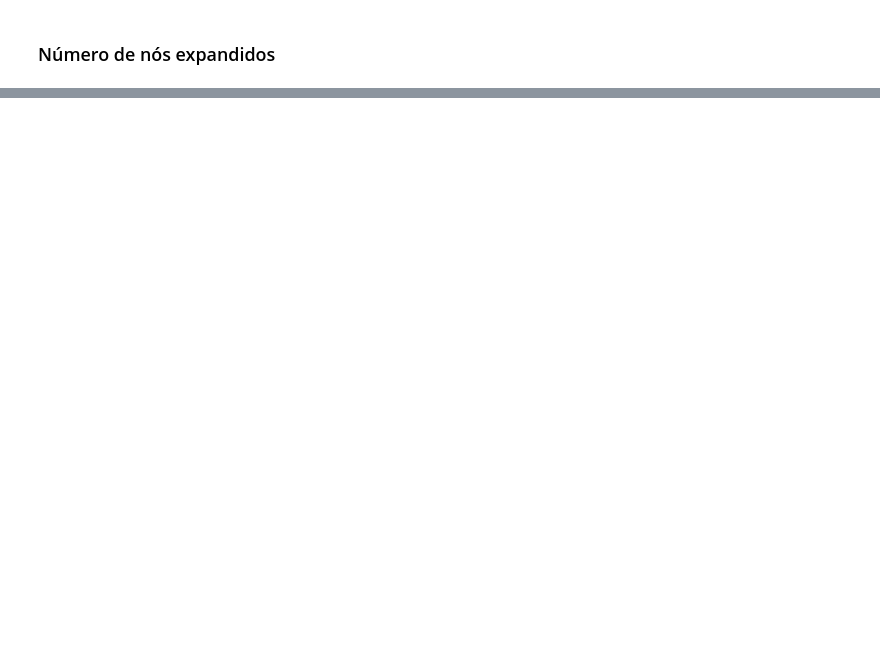
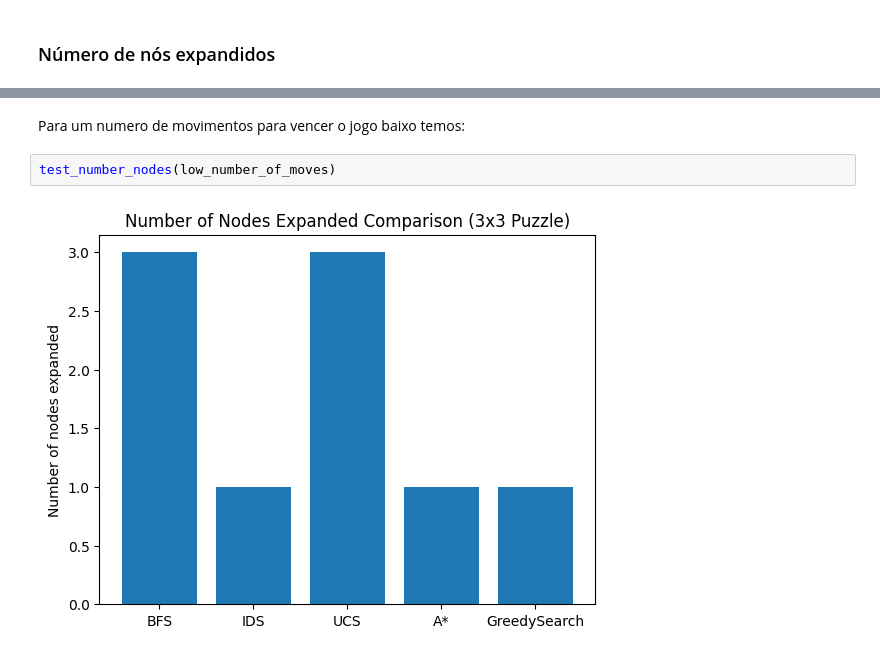
Before and after one commit to caiotcunha/UFMG-works, a Jupyter notebook: Introdução à inteligencia artificial/tests.ipynb, the cells around one changed output, grey strips where cells are left out. Saved outputs shown, nothing was run; the diff lists cells and outputs as text; blank space fills up the shorter version.

```diff
--- a/Introdução à inteligencia artificial/tests.ipynb
+++ b/Introdução à inteligencia artificial/tests.ipynb
@@ -139,0 +179,6 @@ KeyboardInterrupt:
+# %% [markdown]
+Para um numero de movimentos para vencer o jogo baixo temos:
+# %%
+test_number_nodes(low_number_of_moves)
+# %% [output]
+[figure, added]
```
Also changed, not shown: parts of 9 cells of this notebook, 4 other files.
